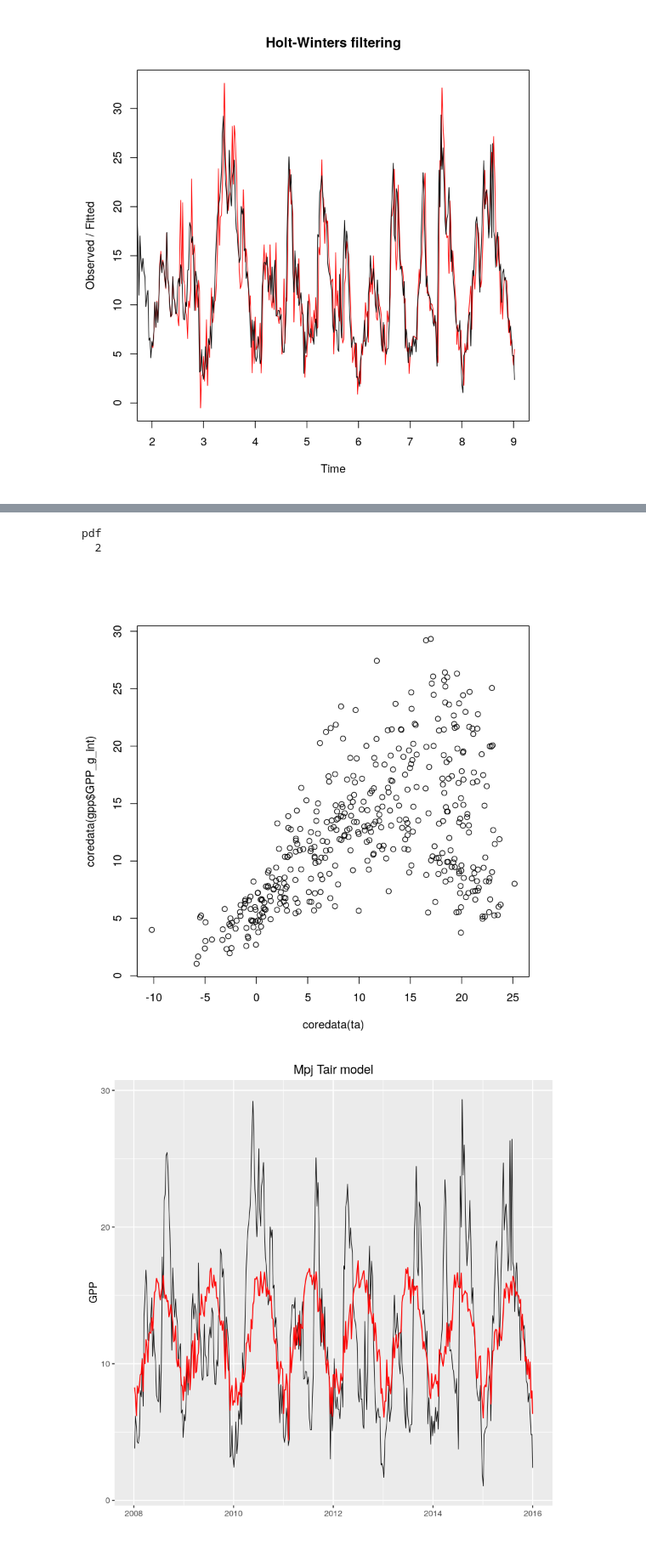
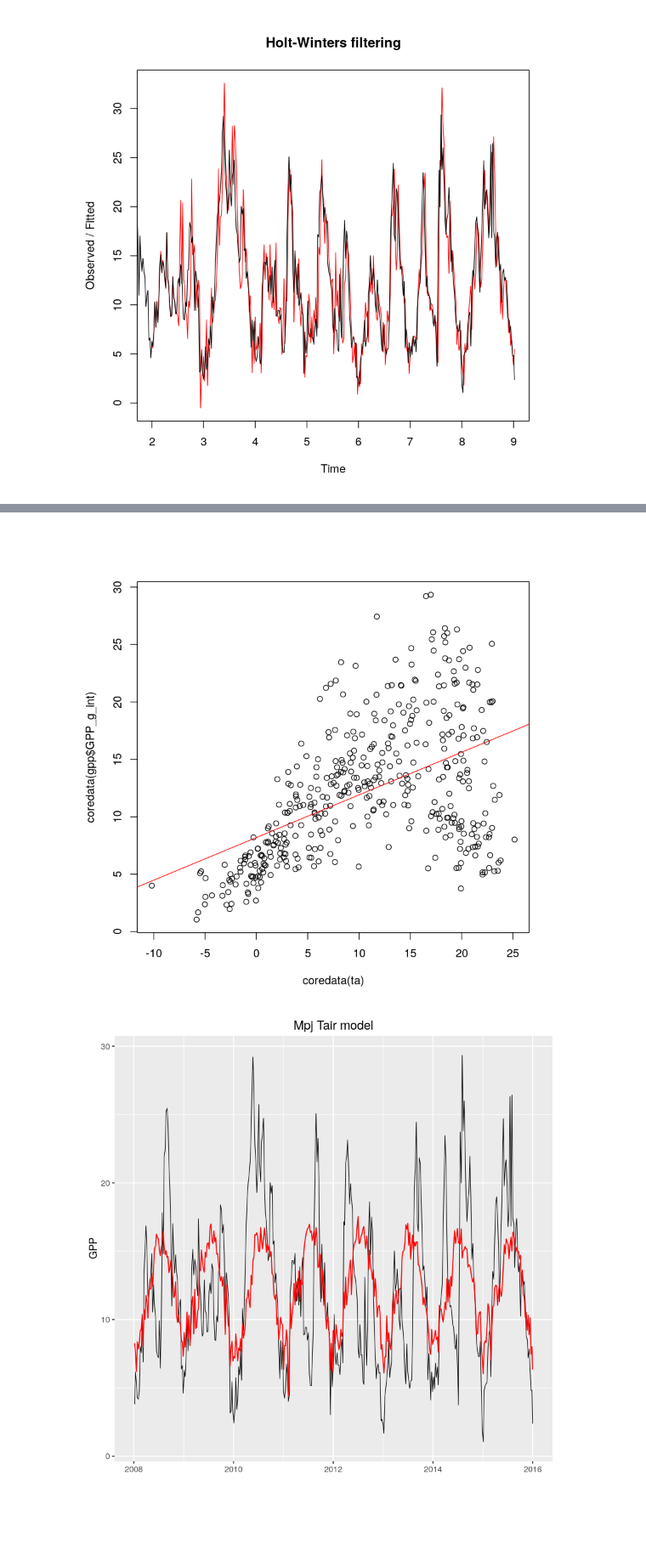
Before and after one commit to gremau/NMEG_seasonality, a Jupyter notebook: TS_models_GPP.ipynb, the cells around one changed output, grey strips where cells are left out. Shown at 85% size. Saved outputs shown, nothing was run; the diff lists cells and outputs as text; code cells hidden in the pictures; blank space fills up the shorter version.

```diff
--- a/TS_models_GPP.ipynb
+++ b/TS_models_GPP.ipynb
@@ -64,14 +66,14 @@ length(gpp)
 # %%
-# first ts decomposition
-
-gpp_ts<-ts(gpp, frequency = 52, start = c(2008, 1, 6),end = c(2014, 12, 31))
+# Create a timeseries object and decompose it
+#gpp_ts<-ts(gpp, frequency = 52, start = c(2008, 1, 6),end = c(2014, 12, 31))
 attr(gpp, 'frequency') <- 52
 gpp_decomp <- decompose(as.ts(gpp))
 
+# Plot
 decomp_plot1 <- plot(gpp_decomp)
-printfigs(decomp_plot1, paste(site, '_decomp_plot.svg', sep=''), 'figures/', 6, 6)
 
-gpp$decomp_seas <- xts(gpp_decomp$seasonal + mean(gpp), index(gpp))
+# Add seasonal and seasonal + trend columns to gpp
+gpp$decomp_seas <- xts(gpp_decomp$seasonal + mean(gpp, na.rm=TRUE), index(gpp))
 gpp$decomp_seastrend <- xts(gpp_decomp$seasonal + gpp_decomp$trend, index(gpp))
-head(gpp)
+#head(gpp)
 # %% [output]
@@ -110,17 +100,14 @@ plot(gpp_HW)
 # %%
-# Now a linear model with temp
+# First make a scatterplot
 plot(coredata(ta), coredata(gpp$GPP_g_int))
+# Fit model
 fit_ta_lm <- lm(coredata(gpp$GPP_g_int) ~ coredata(ta))
-#fit_ta_lm
-gpp$fitted_ta <- xts(fitted(fit_ta_lm), index(gpp))
+gpp$fitted_ta_lm <- xts(fitted(fit_ta_lm), index(gpp))
+abline(fit_ta_lm, col='red')
 
-
-length(index(gpp))
-length(gpp$fitted_ta)
-#lines(fitted(fit_ta_lm), col=2)
 ta_plot <- ggplot(gpp) + geom_line(aes(index(gpp), GPP_g_int), size=0.3) +
-    geom_line(aes(index(gpp), fitted_ta), color='red') +
+    geom_line(aes(index(gpp), fitted_ta_lm), color='red') +
     xlab("") + ylab("GPP") + ggtitle(paste(site, 'Tair model', sep=' '))
-printfigs(ta_plot, paste(site, '_ta_mod.svg', sep=''), 'figures/', 6, 2.5)
+printfigs(ta_plot, paste(site, '_ta_linmod.svg', sep=''), 'figures/', 6, 2.5)
 ta_plot
 # %% [output]
@@ -129,4 +116,2 @@ ta_plot
-pdf
-  2
-[figure, old version]
+[figure, new version]
 [figure]
```
Also changed, not shown: parts of 14 cells of this notebook.
